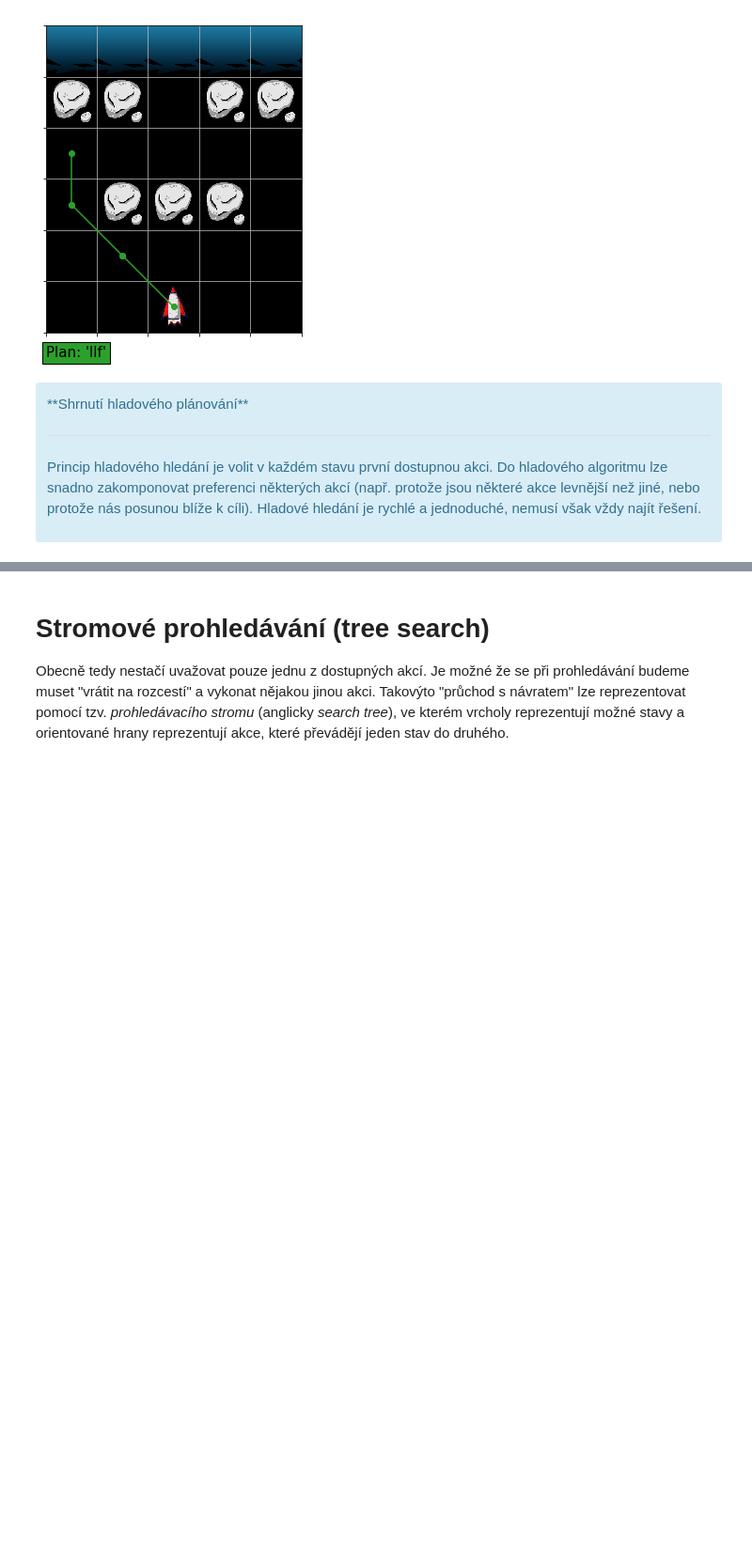
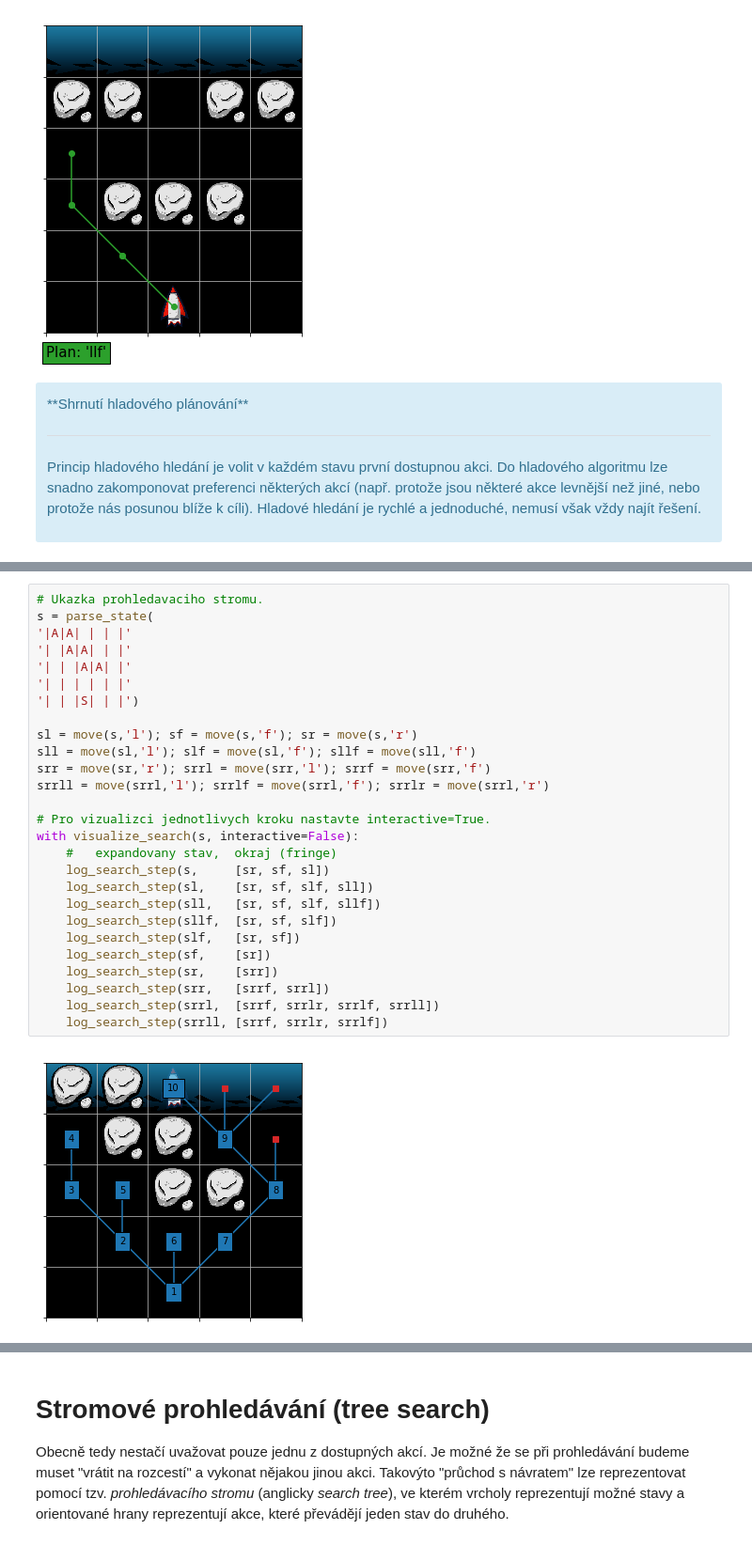
Before and after one commit to effa/ai-search-workshop, a Jupyter notebook: solution.ipynb, the cells around one changed output, grey strips where cells are left out. Shown at 94% size. Cells and saved outputs as stored; diff of their text form; blank space fills up the shorter version.

```diff
--- a/solution.ipynb
+++ b/solution.ipynb
@@ -265,0 +270,29 @@ Hladové hledání je rychlé a jednoduché, nemusí však vždy najít řešen
+# %%
+# Ukazka prohledavaciho stromu.
+s = parse_state(
+'|A|A| | | |'
+'| |A|A| | |'
+'| | |A|A| |'
+'| | | | | |'
+'| | |S| | |')
+
+sl = move(s,'l'); sf = move(s,'f'); sr = move(s,'r')
+sll = move(sl,'l'); slf = move(sl,'f'); sllf = move(sll,'f')
+srr = move(sr,'r'); srrl = move(srr,'l'); srrf = move(srr,'f')
+srrll = move(srrl,'l'); srrlf = move(srrl,'f'); srrlr = move(srrl,'r')
+
+# Pro vizualizci jednotlivych kroku nastavte interactive=True.
+with visualize_search(s, interactive=False):
+    #   expandovany stav,  okraj (fringe)
+    log_search_step(s,     [sr, sf, sl])
+    log_search_step(sl,    [sr, sf, slf, sll])
+    log_search_step(sll,   [sr, sf, slf, sllf])
+    log_search_step(sllf,  [sr, sf, slf])
+    log_search_step(slf,   [sr, sf])
+    log_search_step(sf,    [sr])
+    log_search_step(sr,    [srr])
+    log_search_step(srr,   [srrf, srrl])
+    log_search_step(srrl,  [srrf, srrlr, srrlf, srrll])
+    log_search_step(srrll, [srrf, srrlr, srrlf])
+# %% [output]
+[figure, added]
```
Also changed, not shown: parts of 19 cells of this notebook.
